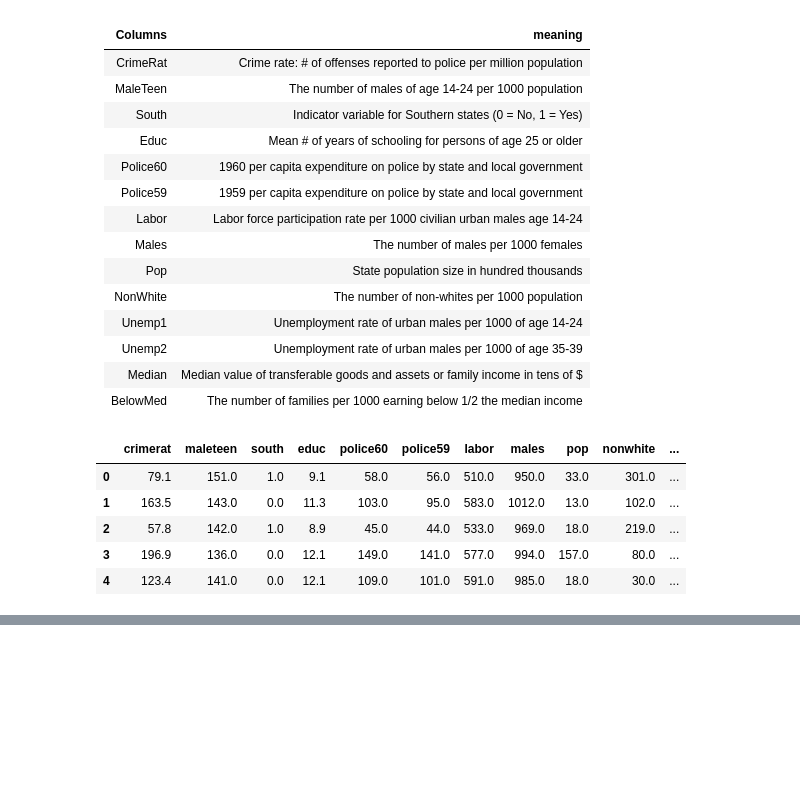
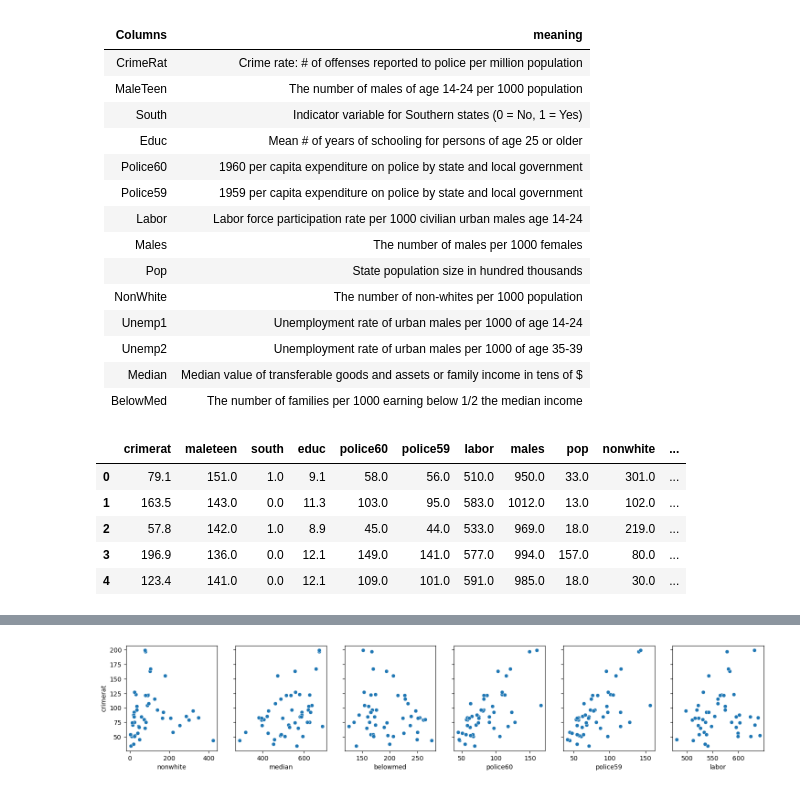
Before and after one commit to noiseOnTheNet/python-post023_jupyter_analitics, a Jupyter notebook: doc/Part_5.ipynb, the cells around one changed output, grey strips where cells are left out. Saved outputs shown, nothing was run; the diff lists cells and outputs as text; code cells hidden in the pictures; blank space fills up the shorter version.

```diff
--- a/doc/Part_5.ipynb
+++ b/doc/Part_5.ipynb
@@ -236,10 +236,11 @@ import pandas as pd
 |BelowMed| The number of families per 1000 earning below 1/2 the median income
 # %%
 # result  = requests.get("https://stats.idre.ucla.edu/wp-content/uploads/2016/02/crime.txt")
+headers = "crimerat maleteen south educ police60 police59 labor  males pop nonwhite unemp1  unemp2 median belowmed".split()
 crime = pd.read_csv(
     "https://stats.idre.ucla.edu/wp-content/uploads/2016/02/crime.txt",
     sep=r"\s+",
-    names="crimerat maleteen south educ police60 police59 labor  males pop nonwhite unemp1  unemp2 median belowmed".split(),
+    names=headers,
     dtype=float
 )
 # %%
@@ -251,3 +252,9 @@ crime.head()
 | 2 | 57.8 | 142.0 | 1.0 | 8.9 | 45.0 | 44.0 | 533.0 | 969.0 | 18.0 | 219.0 | ... |
 | 3 | 196.9 | 136.0 | 0.0 | 12.1 | 149.0 | 141.0 | 577.0 | 994.0 | 157.0 | 80.0 | ... |
 | 4 | 123.4 | 141.0 | 0.0 | 12.1 | 109.0 | 101.0 | 591.0 | 985.0 | 18.0 | 30.0 | ... |
+# %%
+import numpy as np
+crime_array = np.transpose(np.array(crime))
+covariance = np.cov(crime_array)
+correlation = np.corrcoef(crime_array)
+pd.DataFrame({"correlation":correlation[0,1:],"features":headers[1:]})
@@ -253,0 +278,15 @@ crime.head()
+# %%
+result = np.linalg.eig(covariance)
+def relevant(headers, result, rank):
+    """retruns the features of the rank-th eigenvalue sorted from the largest descending"""
+    # extract the rank-th eigenvector
+    vector = result.eigenvectors[:,rank]
+    # square it to get rid of sign
+    vector_sq = vector * vector
+    # get the order from smallest to largest
+    order = vector_sq.argsort()
+    # reverse order and return the features from the most relevant
+    return [headers[int(i)] for i in reversed(order)]
+# %%
+for i in range(5):
+    print(relevant(headers, result, i))
@@ -253,0 +397,7 @@ crime.head()
+# %%
+fig, axs = mpl.subplots(1,6,sharey=True,figsize=(18,3))
+features = relevant(headers, result, 0)[:6]
+for i in range(6):
+    sns.scatterplot(x=crime[features[i]],y=crime.crimerat,ax=axs[i])
+# %% [output]
+[figure, added]
```
Also changed, not shown: parts of 9 cells of this notebook.
